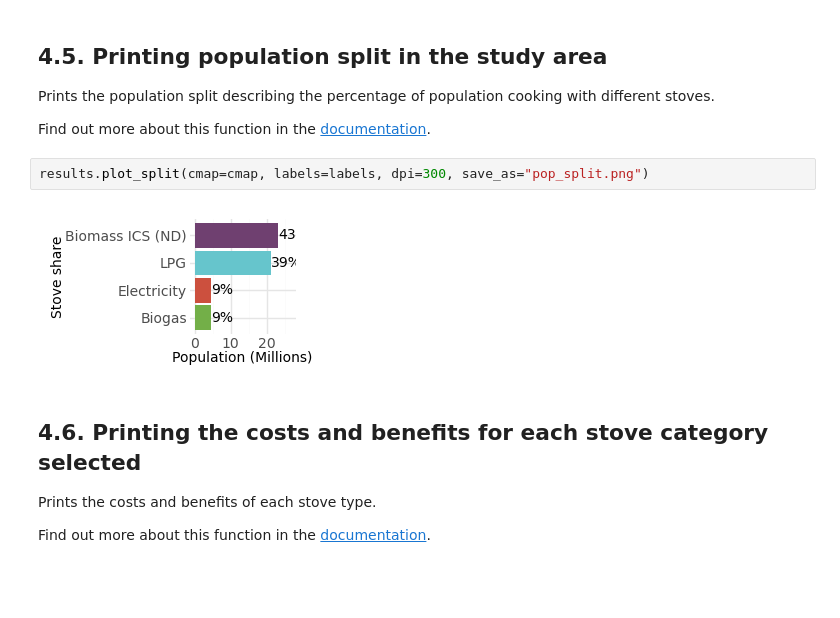
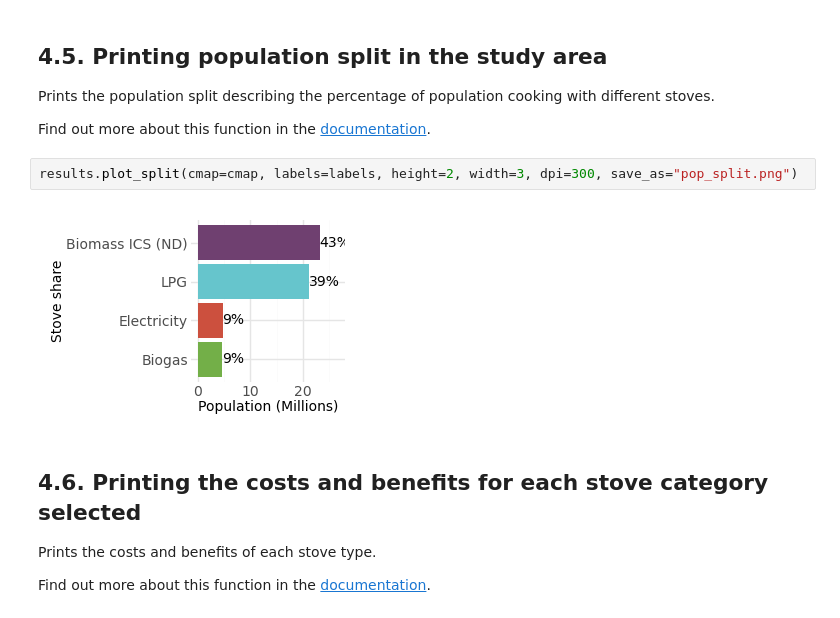
Before and after one commit to mattiacinchetti-max/OnStoveThesis, a Jupyter notebook: example/OnStove_notebook.ipynb, the cells around one changed output. Drawn from its saved outputs; the diff is of its cells as text; blank space fills up the shorter version.

```diff
--- a/example/OnStove_notebook.ipynb
+++ b/example/OnStove_notebook.ipynb
@@ -569,9 +569,9 @@ Prints the population split describing the percentage of population cooking with
 
 Find out more about this function in the [documentation](https://onstove-documentation.readthedocs.io/en/latest/generated/onstove.OnStove.plot_split.html).
 # %%
-results.plot_split(cmap=cmap, labels=labels, dpi=300, save_as="pop_split.png")
+results.plot_split(cmap=cmap, labels=labels, height=2, width=3, dpi=300, save_as="pop_split.png")
 # %% [output]
-[figure, old version]
+[figure, new version]
 # %% [markdown]
 ## 4.6. Printing the costs and benefits for each stove category selected
 
```
Also changed, not shown: parts of 1 cell of this notebook.
